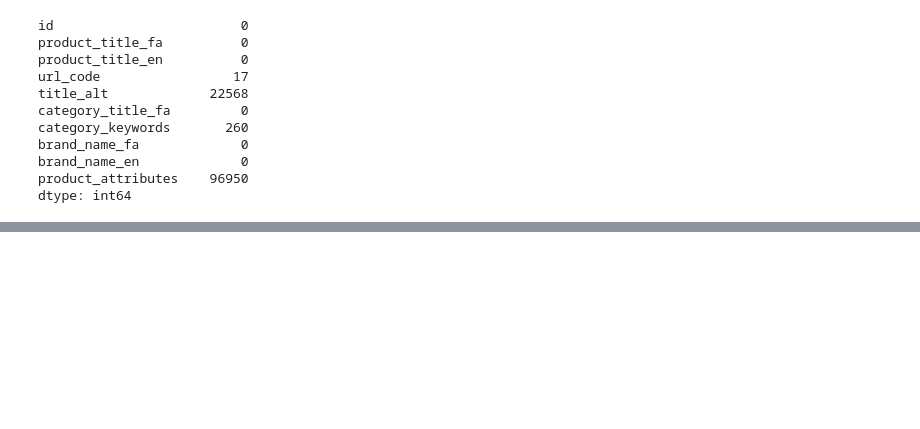
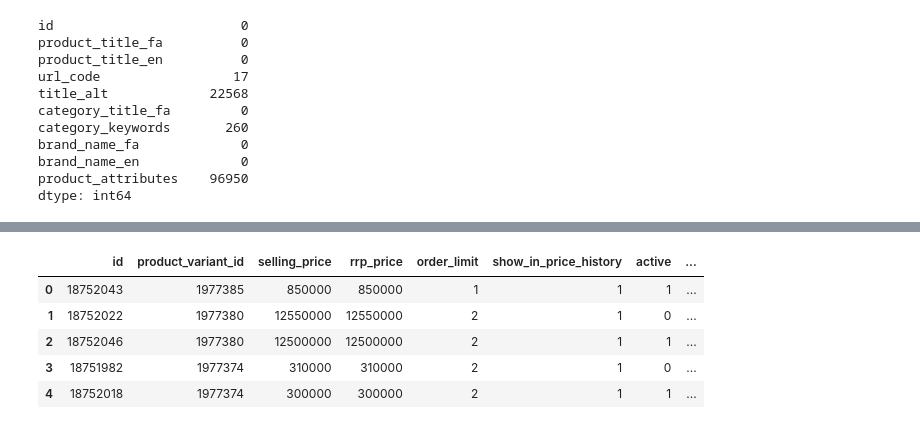
Before and after one commit to nahbos/Data-Mining-on-DigiKala-datasets, a Jupyter notebook: DM-1thProj-Q4.ipynb, the cells around one changed output, grey strips where cells are left out. Saved outputs shown, nothing was run; the diff lists cells and outputs as text; code cells hidden in the pictures; blank space fills up the shorter version.

```diff
--- a/DM-1thProj-Q4.ipynb
+++ b/DM-1thProj-Q4.ipynb
@@ -115,0 +185,10 @@ missed_values_after_fill_in
+# %%
+order_date_manipulated = order_date_manipulated.drop(columns=["base_price", "buy_price", "start_at", "end_at", "tags"])
+order_date_manipulated.head()
+# %% [output]
+|  | id | product_variant_id | selling_price | rrp_price | order_limit | show_in_price_history | active | ... |
+| 0 | 18752043 | 1977385 | 850000 | 850000 | 1 | 1 | 1 | ... |
+| 1 | 18752022 | 1977380 | 12550000 | 12550000 | 2 | 1 | 0 | ... |
+| 2 | 18752046 | 1977380 | 12500000 | 12500000 | 2 | 1 | 1 | ... |
+| 3 | 18751982 | 1977374 | 310000 | 310000 | 2 | 1 | 0 | ... |
+| 4 | 18752018 | 1977374 | 300000 | 300000 | 2 | 1 | 1 | ... |
```
Also changed, not shown: parts of 24 cells of this notebook.
